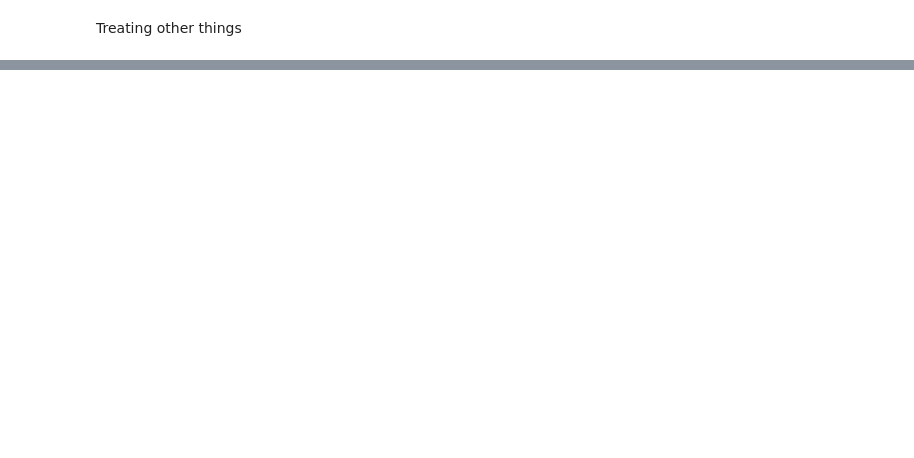
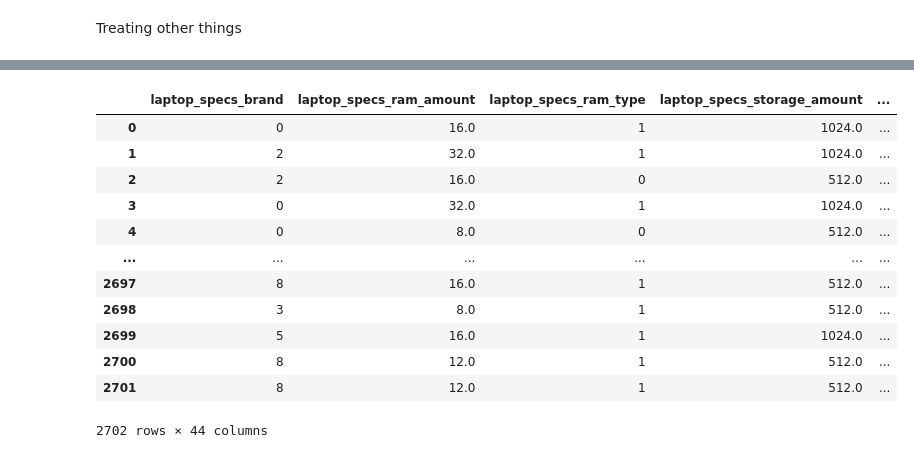
Before and after one commit to auphong2707/laptop-price-prediction-ds-prj, a Jupyter notebook: scraper/data/EDA_pipeline.ipynb, the cells around one changed output, grey strips where cells are left out. Saved outputs shown, nothing was run; the diff lists cells and outputs as text; code cells hidden in the pictures; blank space fills up the shorter version.

```diff
--- a/scraper/data/EDA_pipeline.ipynb
+++ b/scraper/data/EDA_pipeline.ipynb
@@ -134,0 +186,62 @@ Name: category, Length: 631, dtype: object
+# %%
+df4 = df3
+
+def fill_list(name, filler):
+    # List of elements to randomly choose from
+    fill_values = filler
+
+    # Fill NaN values with random elements from the list
+    df4[name] = df4[name].apply(
+        lambda x: x if pd.notna(x) else np.random.choice(fill_values)
+    )
+
+def fill_rand(name, start, end):
+    min_value = start
+    max_value = end
+
+    # Fill NaN values with random numbers within the range
+    df4[name] = df4[name].apply(
+        lambda x: x if pd.notna(x) else np.random.randint(min_value, max_value + 1) + np.random.randint(0, 100)/100
+    )
+
+fill_list("laptop_specs_ram_amount", [8, 16, 32])
+fill_list("laptop_specs_storage_amount", [256, 512, 1024])
+fill_list("laptop_specs_screen_refresh_rate", [60, 90, 120, 144, 180])
+fill_list("laptop_specs_screen_brightness", [250, 300, 350, 400, 500])
+fill_list("laptop_specs_battery_capacity", [35, 40, 45, 48, 50, 55, 60])
+fill_list("laptop_specs_battery_cells", [3, 4])
+fill_list("laptop_specs_weight", [1.5, 1.8])
+fill_list("laptop_specs_warranty", [12, 24])
+fill_list("laptop_specs_number_usb_a_ports", [0, 0, 0, 0, 0, 0, 0, 1, 2, 2, 2, 3, 3, 3])
+fill_list("laptop_specs_number_usb_c_ports", [0, 0, 0, 0, 1, 1, 1, 1, 1, 2, 2, 2, 2, 3])
+fill_list("laptop_specs_number_hdmi_ports", [0, 0, 0, 1, 1, 1, 1, 1, 1, 1])
+fill_list("laptop_specs_number_ethernet_ports", [0, 0, 0, 1, 1, 1, 1, 1, 1, 1])
+fill_list("laptop_specs_number_audio_jacks", [0, 1])
+fill_list("gpu_specs_avg_g3d_mark", [0])
+fill_list("gpu_specs_test_directx_9", [0])
+fill_list("gpu_specs_test_directx_10", [0])
+fill_list("gpu_specs_test_directx_11", [0])
+fill_list("gpu_specs_test_directx_12", [0])
+fill_list("gpu_specs_test_gpu_compute", [0])
+fill_list("laptop_specs_screen_resolution", ["1920x1080"])
+
+fill_rand("laptop_specs_width", 31, 39)
+fill_rand("laptop_specs_depth", 21, 27)
+fill_rand("laptop_specs_height", 21, 27)
+fill_rand("laptop_specs_screen_size", 12, 16)
+
+df4
+# %% [output]
+|  | laptop_specs_brand | laptop_specs_ram_amount | laptop_specs_ram_type | laptop_specs_storage_amount | ... |
+| 0 | 0 | 16.0 | 1 | 1024.0 | ... |
+| 1 | 2 | 32.0 | 1 | 1024.0 | ... |
+| 2 | 2 | 16.0 | 0 | 512.0 | ... |
+| 3 | 0 | 32.0 | 1 | 1024.0 | ... |
+| 4 | 0 | 8.0 | 0 | 512.0 | ... |
+| ... | ... | ... | ... | ... | ... |
+| 2697 | 8 | 16.0 | 1 | 512.0 | ... |
+| 2698 | 3 | 8.0 | 1 | 512.0 | ... |
+| 2699 | 5 | 16.0 | 1 | 1024.0 | ... |
+| 2700 | 8 | 12.0 | 1 | 512.0 | ... |
+| 2701 | 8 | 12.0 | 1 | 512.0 | ... |
+2702 rows × 44 columns
```
Also changed, not shown: parts of 11 cells of this notebook, 1 other file.
